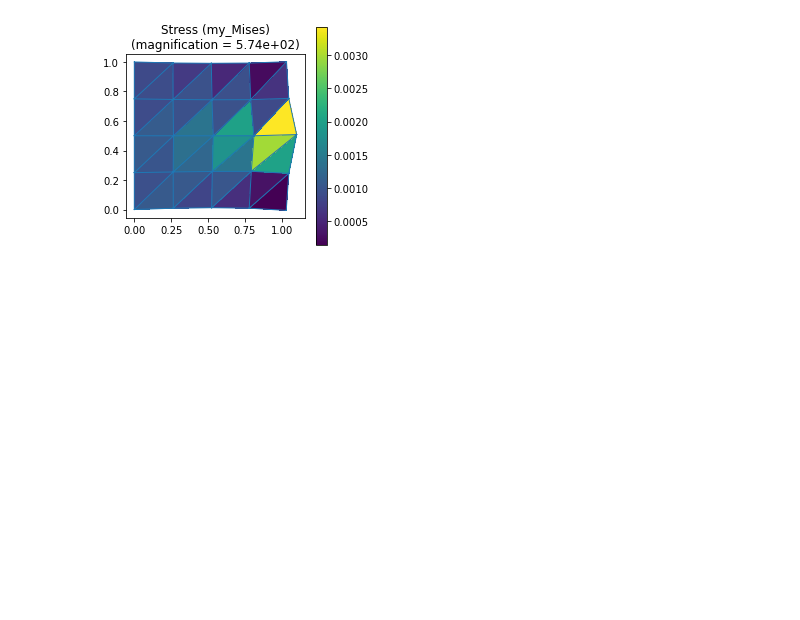
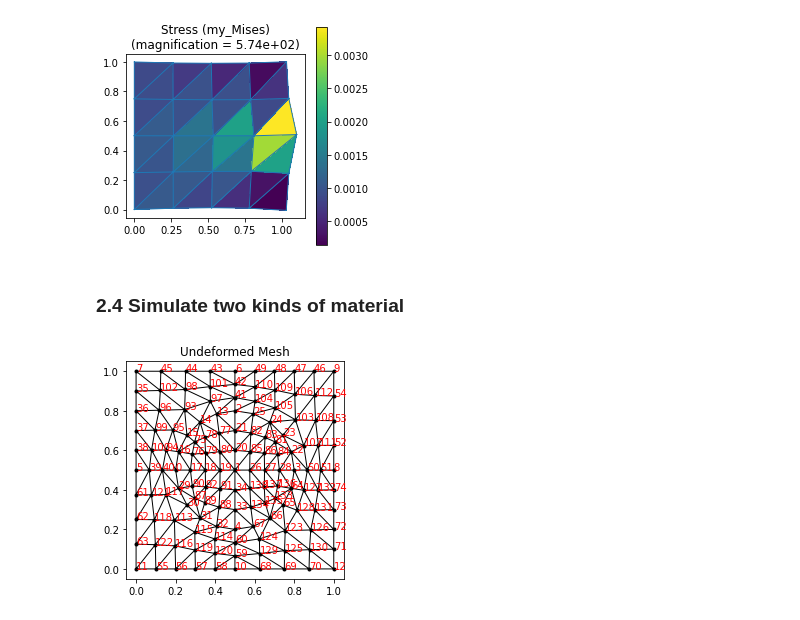
Before and after one commit to MuTong320/NaiveFea, a Jupyter notebook: example.ipynb, the cells around one changed output. Saved outputs shown, nothing was run; the diff lists cells and outputs as text; code cells hidden in the pictures; blank space fills up the shorter version.

Commit message:
correct simulation of multi-material

```diff
--- a/example.ipynb
+++ b/example.ipynb
@@ -155,3 +155,11 @@ fea.current_dict['stress']['my_Mises']=my_Mises
 fea.plot('stress','my_Mises')
 # %% [output]
 [figure]
+# %% [markdown]
+### 2.4 Simulate two kinds of material
+# %%
+rve_mesh=meshio.read('enhanced.inp')
+enhanced_rubber=LinearFea(rve_mesh)
+enhanced_rubber.plot_mesh()
+# %% [output]
+[figure, added]
```
Also changed, not shown: parts of 8 cells of this notebook, 4 other files.
